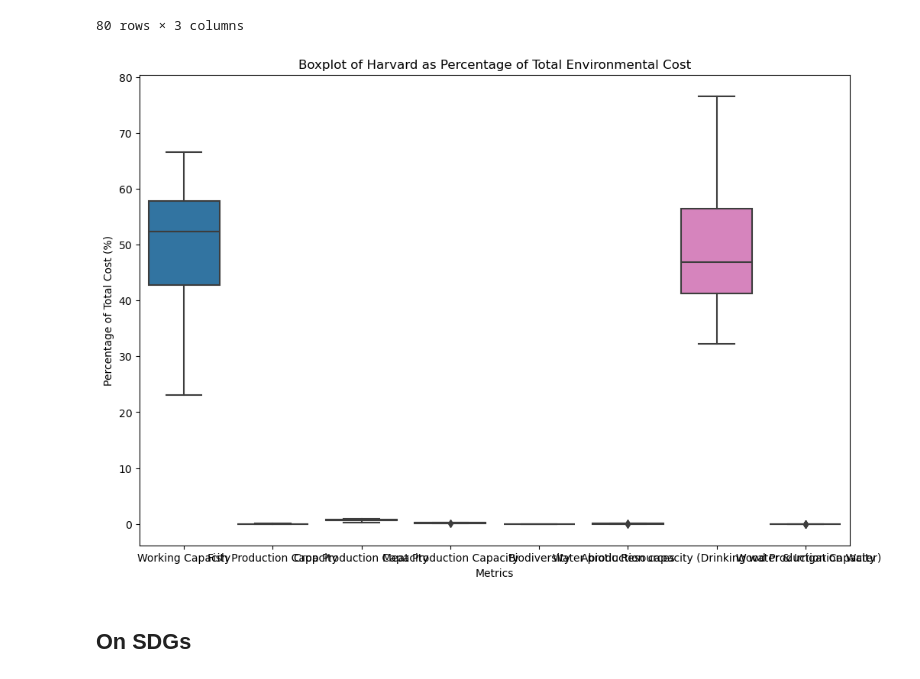
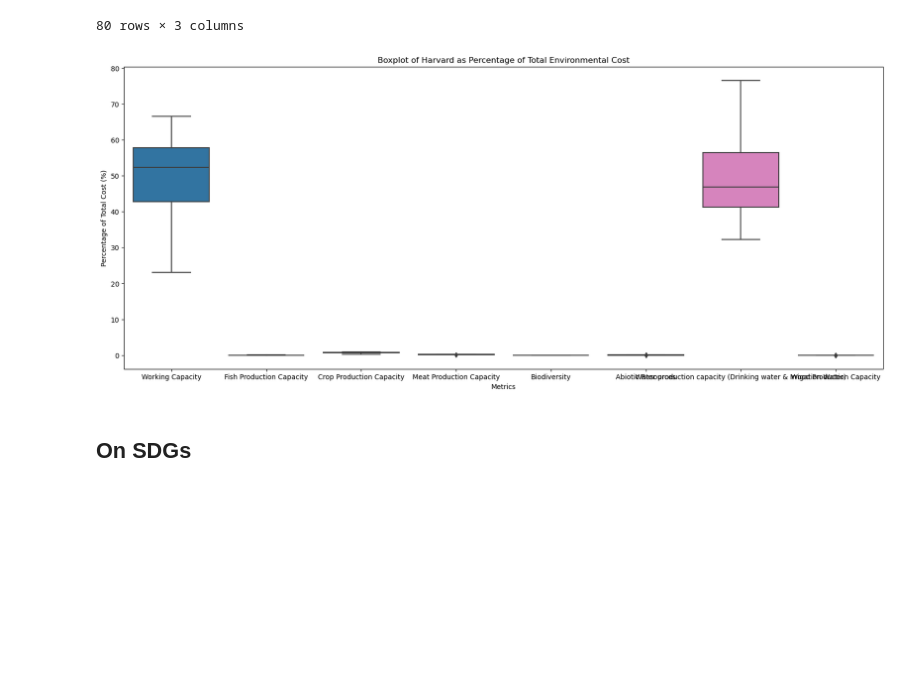
Before and after one commit to yummypugs/SPM-Project-Harvard, a Jupyter notebook: Box Plots Molson 0%.ipynb, the cells around one changed output. Saved outputs shown, nothing was run; the diff lists cells and outputs as text; code cells hidden in the pictures; blank space fills up the shorter version.

Commit message:
box plots new

```diff
--- a/Box Plots Molson 0%.ipynb
+++ b/Box Plots Molson 0%.ipynb
@@ -22,8 +10,12 @@ df.head()
 # %% [markdown]
 ## Create the Revenue Column based on the Intensity and Total Environmental Cost
 # %%
+# Load the dataset
+df = pd.read_excel("Models\IWA.xlsx", sheet_name='Final Raw Sample(0%)')
 df["Revenue"] = df["Total Environmental Cost"]/df["Environmental Intensity (Sales)"]
 df["Operating Income"] = df["Total Environmental Cost"]/df["Environmental Intensity (Op Inc)"]
+df["Environmental Intensity (Op Inc)"] = df["Environmental Intensity (Op Inc)"]*100
+df["Environmental Intensity (Sales)"] = df["Environmental Intensity (Sales)"]*100
 df = df.drop("Industry (Exiobase)", axis=1)
 df.head()
 # %% [output]
@@ -205,14 +197,14 @@ df_melted
 80 rows × 3 columns
 # %%
 # Create the boxplot
-plt.figure(figsize=(12, 8))
+plt.figure(figsize=(20, 8))
 sns.boxplot(x='variable', y='value', data=df_melted)
 plt.xlabel('Metrics')
 plt.ylabel('Percentage of Total Cost (%)')
 plt.title('Boxplot of Harvard as Percentage of Total Environmental Cost')
 plt.show()
 # %% [output]
-[figure, old version]
+[figure, new version]
 # %% [markdown]
 ## On SDGs
 # %%
```
Also changed, not shown: parts of 7 cells of this notebook.
